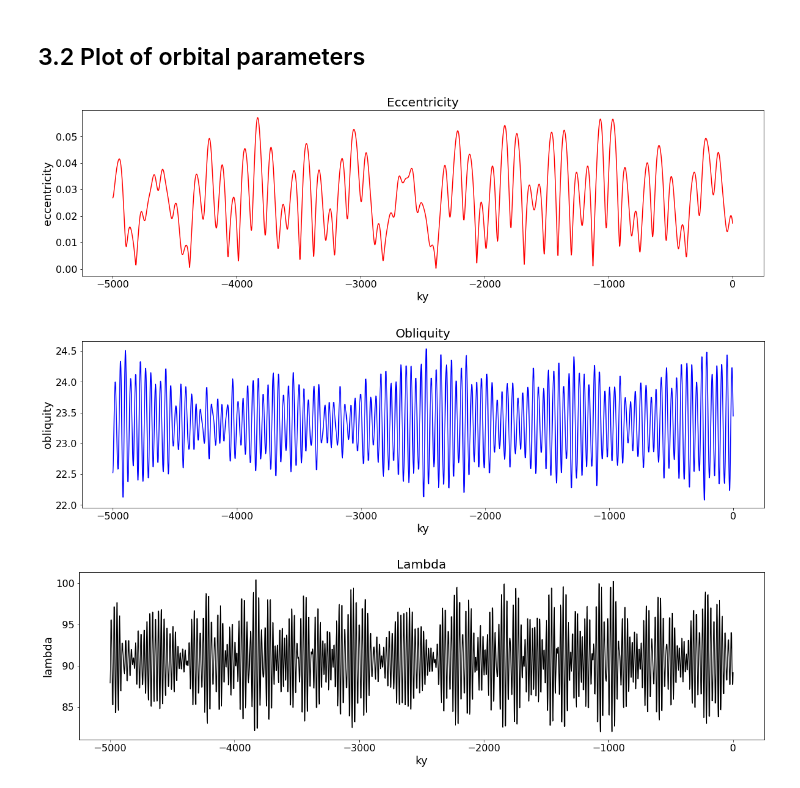
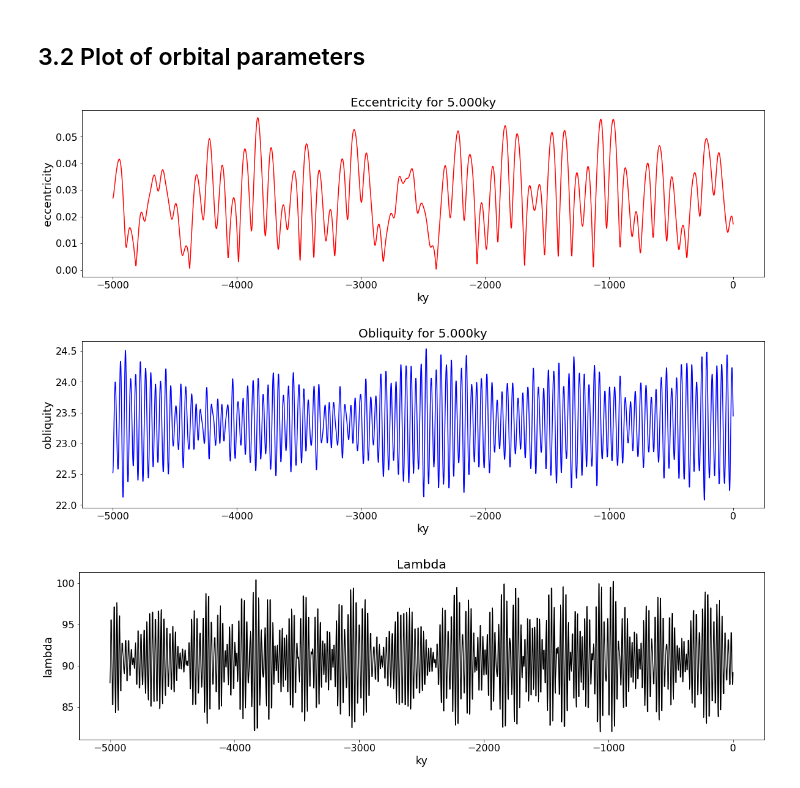
Before and after one commit to btschwertfeger/Orbit-astronomical-theory-of-ice-ages-Website, a Jupyter notebook: orbital_and_astronomical_theroy_of_ice_ages.ipynb, the cells around one changed output. Drawn from its saved outputs; the diff is of its cells as text; code cells hidden in the pictures.

```diff
--- a/orbital_and_astronomical_theroy_of_ice_ages.ipynb
+++ b/orbital_and_astronomical_theroy_of_ice_ages.ipynb
@@ -662,21 +572,19 @@ for i in -time:
 # %%
 plt.figure(figsize=(20,5))
 plt.plot(time, eccNew, label='eccentricity', color='red')
-#date_ = datetime.datetime(2021,1,1) + datetime.timedelta(days=day); month_name = date_.strftime('%B')
-plt.title(f'Eccentricity')# at latitude {lat} on {month_name}, {date_.day} (day of year: {day})')
+plt.title(f'Eccentricity for 5.000ky')
 plt.xlabel('ky')
 plt.ylabel('eccentricity');
 # %% [output]
-[figure, old version]
+[figure, new version]
 # %%
 plt.figure(figsize=(20,5))
 plt.plot(time, obliquityNew, label='obliquity', color='blue')
-#date_ = datetime.datetime(2021,1,1) + datetime.timedelta(days=day); month_name = date_.strftime('%B')
-plt.title(f'Obliquity')# at latitude {lat} on {month_name}, {date_.day} (day of year: {day})')
+plt.title(f'Obliquity for 5.000ky')
 plt.xlabel('ky')
 plt.ylabel('obliquity');
 # %% [output]
-[figure, old version]
+[figure, new version]
 # %%
 plt.figure(figsize=(20,5))
 plt.plot(time, lambdaNew, label='lambda', color='black')
```
Also changed, not shown: parts of 11 cells of this notebook, 5 other files.
